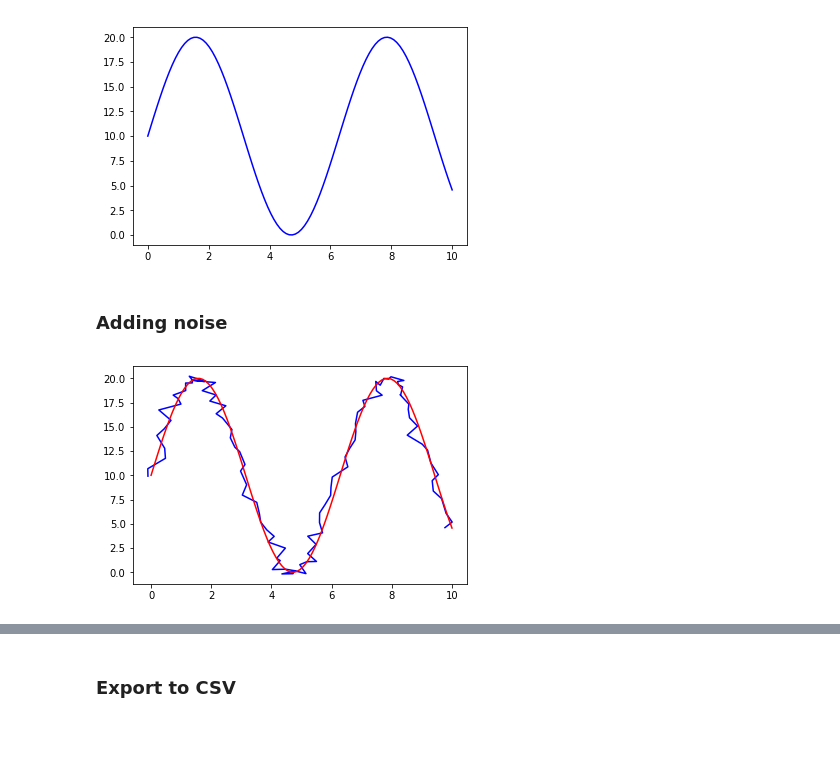
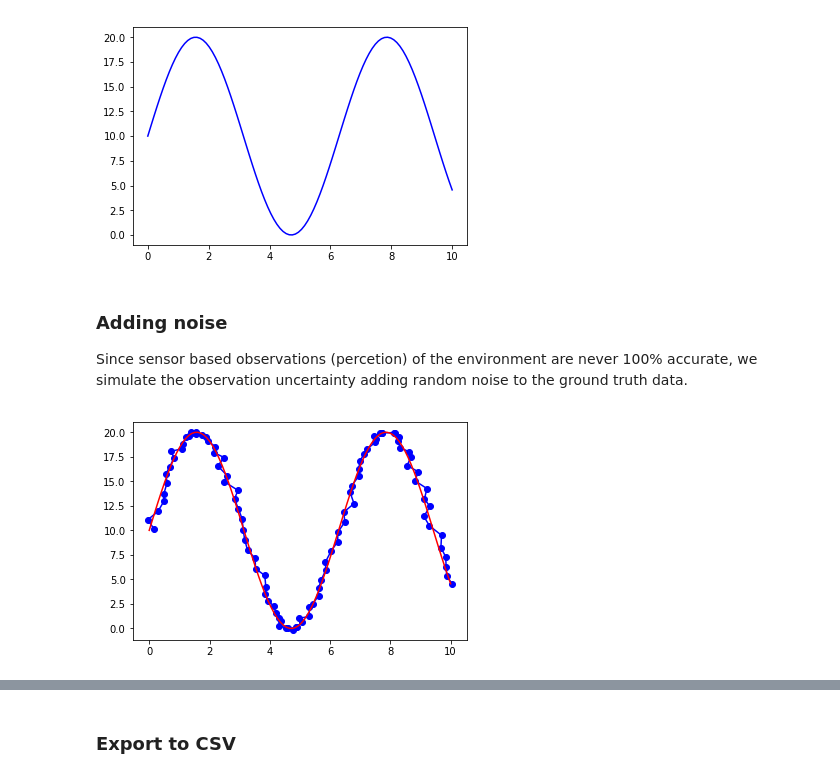
Before and after one commit to yannlabou/par, a Jupyter notebook: data/data_generation.ipynb, the cells around one changed output, grey strips where cells are left out. Saved outputs shown, nothing was run; the diff lists cells and outputs as text; code cells hidden in the pictures; blank space fills up the shorter version.

```diff
--- a/data/data_generation.ipynb
+++ b/data/data_generation.ipynb
@@ -21,19 +30,21 @@ plt.plot(x, y,'blue')
 plt.show()
 # %% [output]
 [figure]
-# %% [markdown]
-### Adding noise
+# %% [markdown]
+### Adding noise
+
+Since sensor based observations (percetion) of the environment are never 100% accurate, we simulate the observation uncertainty adding random noise to the ground truth data.
 # %%
-# generate Gaussian noise
-noise_x = np.random.normal(0, 0.2, samples)
-noise_y = np.random.normal(0, 0.2, samples)
+# generate gaussian noise
+noise_x = np.random.normal(0, 0.1, samples)
+noise_y = np.random.normal(0, 0.1, samples)
 # add noise to x and y values
 noisy_x = x + noise_x
 noisy_y = y + noise_y
 
 # generate 2-dimensional plot
-plt.plot(noisy_x, noisy_y, 'blue')
+plt.plot(noisy_x, noisy_y, 'blue', marker='o')
 plt.plot(x, y, 'red')
 plt.show()
 # %% [output]
-[figure, old version]
+[figure, new version]
```
Also changed, not shown: parts of 9 cells of this notebook, 5 other files.
